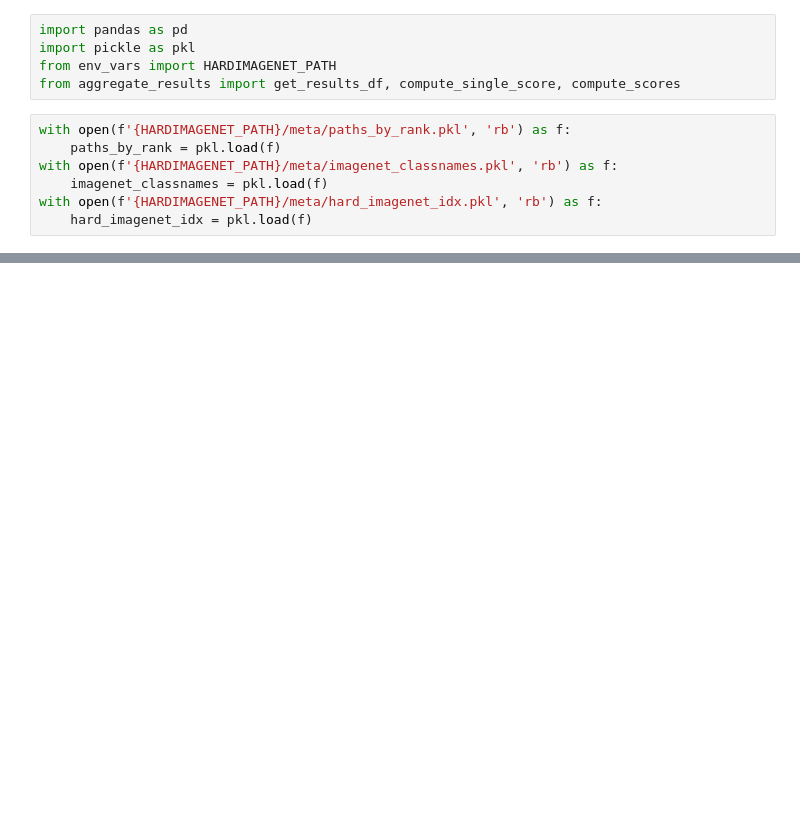
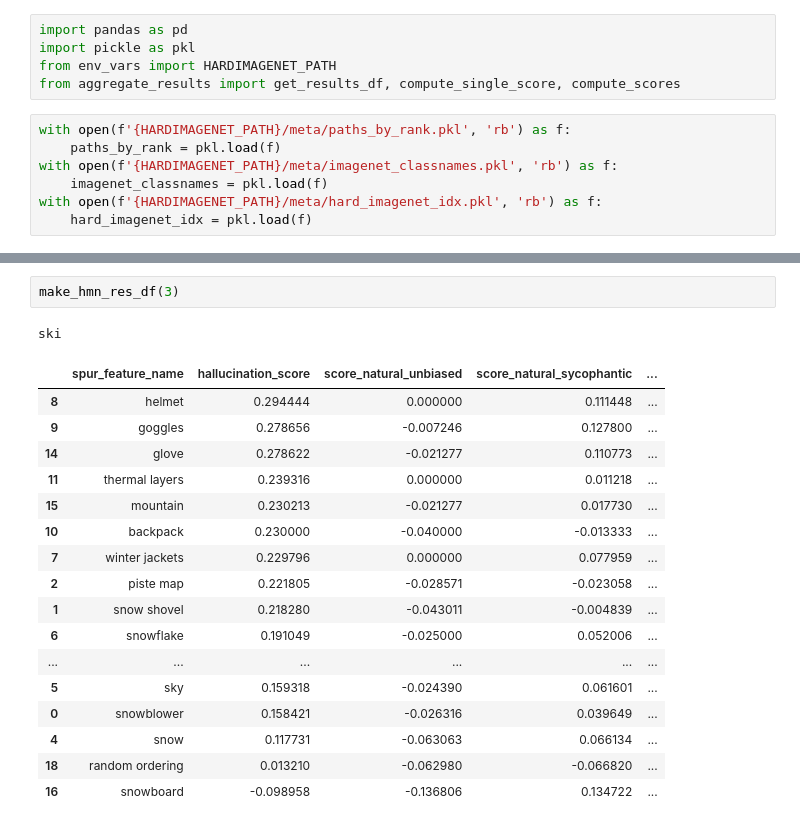
Before and after one commit to sudoparsa/MLLM-Spurious, a Jupyter notebook: pipeline/hardimagenet_demo.ipynb, the cells around one changed output, grey strips where cells are left out. Saved outputs shown, nothing was run; the diff lists cells and outputs as text; blank space fills up the shorter version.

```diff
--- a/pipeline/hardimagenet_demo.ipynb
+++ b/pipeline/hardimagenet_demo.ipynb
@@ -36,0 +84,21 @@ df
+# %%
+make_hmn_res_df(3)
+# %% [output]
+ski
+|  | spur_feature_name | hallucination_score | score_natural_unbiased | score_natural_sycophantic | ... |
+| 8 | helmet | 0.294444 | 0.000000 | 0.111448 | ... |
+| 9 | goggles | 0.278656 | -0.007246 | 0.127800 | ... |
+| 14 | glove | 0.278622 | -0.021277 | 0.110773 | ... |
+| 11 | thermal layers | 0.239316 | 0.000000 | 0.011218 | ... |
+| 15 | mountain | 0.230213 | -0.021277 | 0.017730 | ... |
+| 10 | backpack | 0.230000 | -0.040000 | -0.013333 | ... |
+| 7 | winter jackets | 0.229796 | 0.000000 | 0.077959 | ... |
+| 2 | piste map | 0.221805 | -0.028571 | -0.023058 | ... |
+| 1 | snow shovel | 0.218280 | -0.043011 | -0.004839 | ... |
+| 6 | snowflake | 0.191049 | -0.025000 | 0.052006 | ... |
+| ... | ... | ... | ... | ... | ... |
+| 5 | sky | 0.159318 | -0.024390 | 0.061601 | ... |
+| 0 | snowblower | 0.158421 | -0.026316 | 0.039649 | ... |
+| 4 | snow | 0.117731 | -0.063063 | 0.066134 | ... |
+| 18 | random ordering | 0.013210 | -0.062980 | -0.066820 | ... |
+| 16 | snowboard | -0.098958 | -0.136806 | 0.134722 | ... |
```
Also changed, not shown: parts of 15 cells of this notebook, 5 other files.
